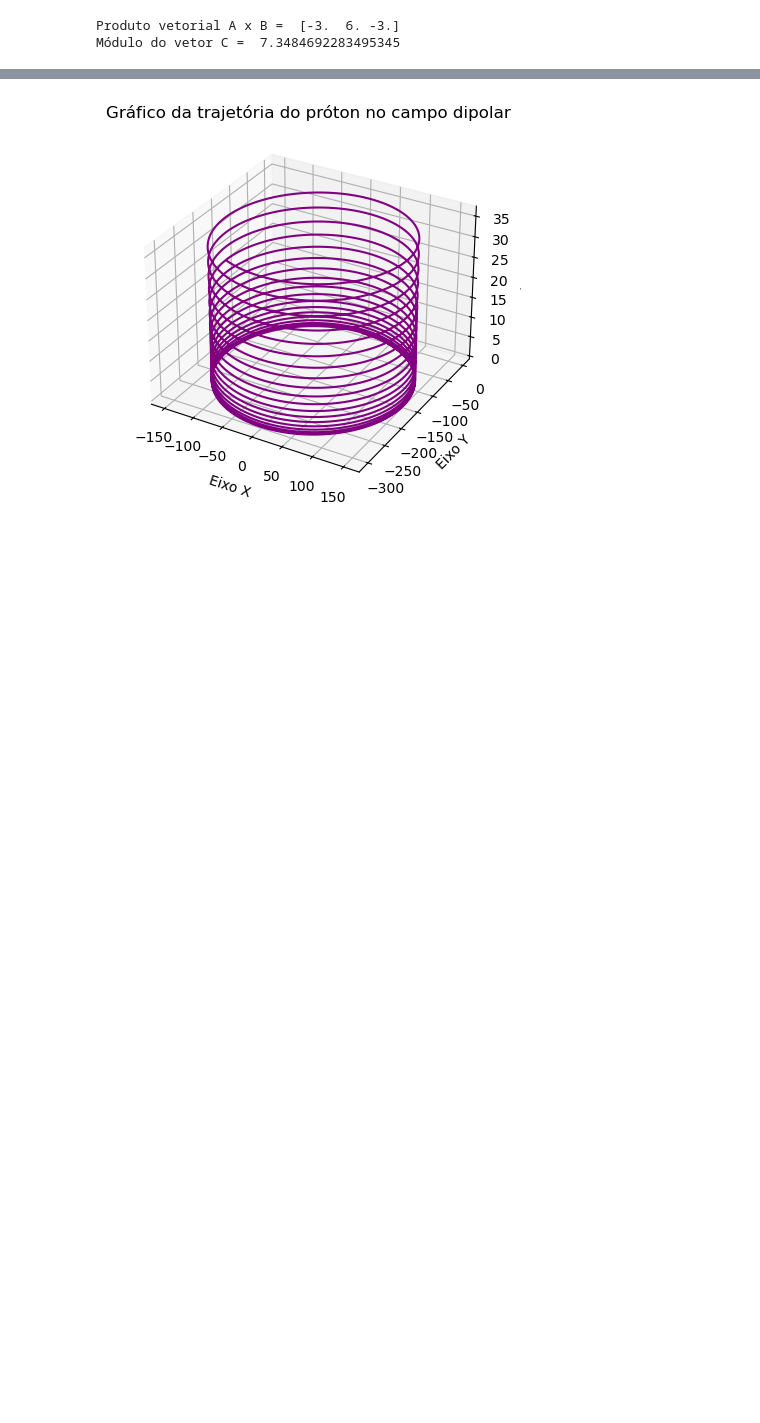
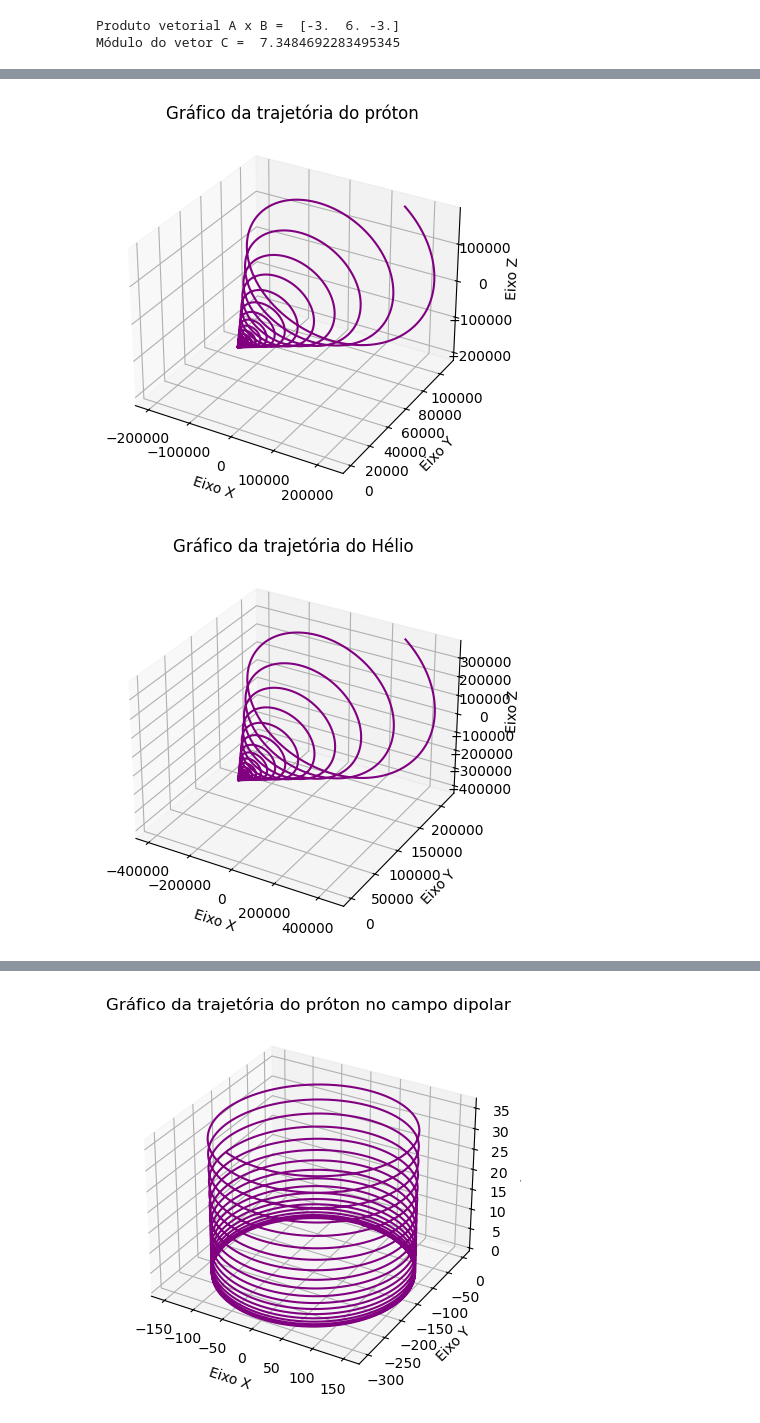
Before and after one commit to raissabaastos/Cosmic-Rays, a Jupyter notebook: CRs.ipynb, the cells around one changed output, grey strips where cells are left out. Saved outputs shown, nothing was run; the diff lists cells and outputs as text; code cells hidden in the pictures; blank space fills up the shorter version.

Commit message:
novo campo

```diff
--- a/CRs.ipynb
+++ b/CRs.ipynb
@@ -556,0 +480,47 @@ plot_trajectory(df_proton, 'trajetória do próton no campo dipolar')
+# %%
+# trajetória de diferentes partículas no campo magnético variável
+
+s=300000
+
+#Rodando para o próton
+q=1*e
+m=mp
+r0=[0.0,0.0,0.0]
+v0=[0.7*c,0.1*c,0.1*c]
+B0=[0.0,1E-4,0.0]
+df_proton = main(q, m, r0, v0, B0)
+#print(df_proton)
+plot_trajectory(df_proton, 'trajetória do próton')
+
+#Rodando para o He
+q=2*e
+m=4*u
+r0=[0.0,0.0,0.0]
+v0=[0.7*c,0.1*c,0.1*c]
+B0=[0.0,1E-4,0.0]
+df_helio = main(q, m, r0, v0, B0)
+#print(df_helium)
+plot_trajectory(df_helio, 'trajetória do Hélio')
+
+#Rodando para o C
+q=6*e
+m=12*u
+r0=[0.0,0.0,0.0]
+v0=[0.7*c,0.1*c,0.1*c]
+B0=[0.0,1E-4,0.0]
+df_carbono = main(q, m, r0, v0, B0)
+#print(df_carbono)
+plot_trajectory(df_carbono, 'trajetória do Carbono')
+
+#Rodando para o Fe
+q=26*e
+m=56*u
+r0=[0.0,0.0,0.0]
+v0=[0.7*c,0.1*c,0.1*c]
+B0=[0.0,1E-4,0.0]
+df_ferro = main(q, m, r0, v0, B0)
+#print(df_ferro)
+plot_trajectory(df_ferro, 'trajetória do Ferro')
+# %% [output]
+[figure, added]
+[figure, added]
```
Also changed, not shown: parts of 11 cells of this notebook.
